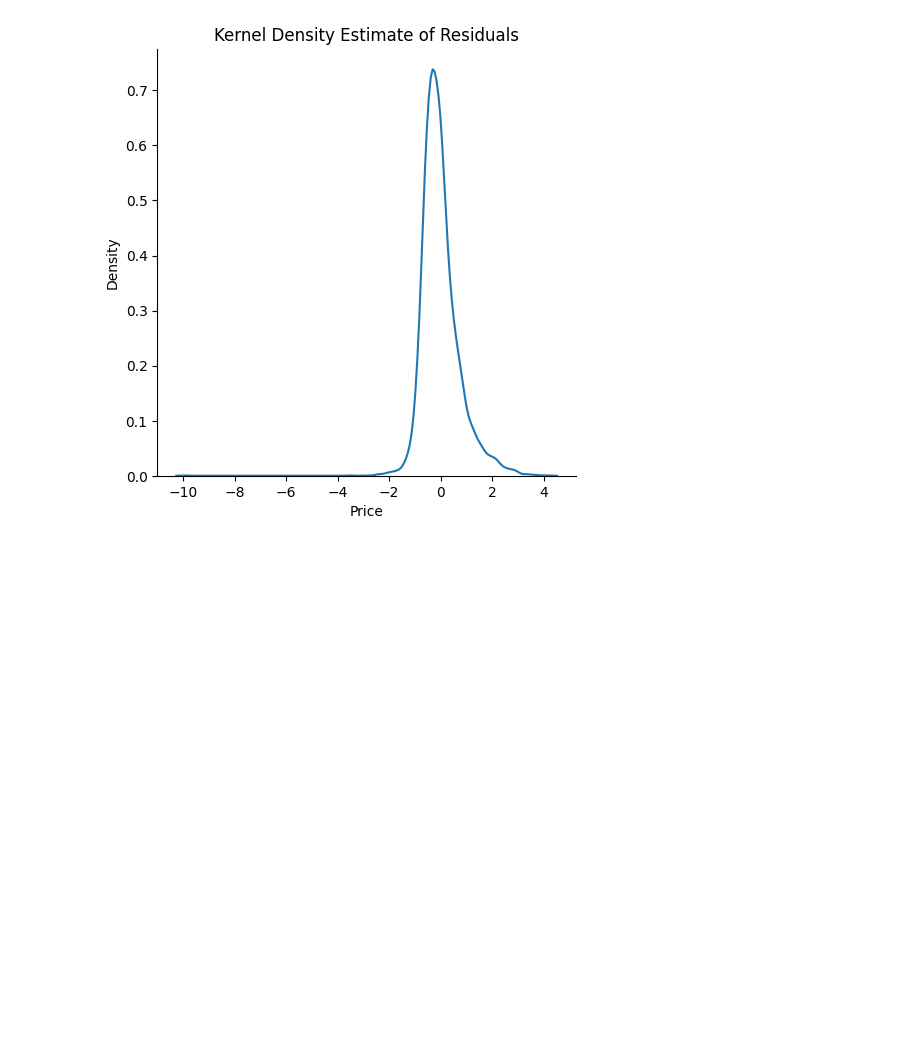
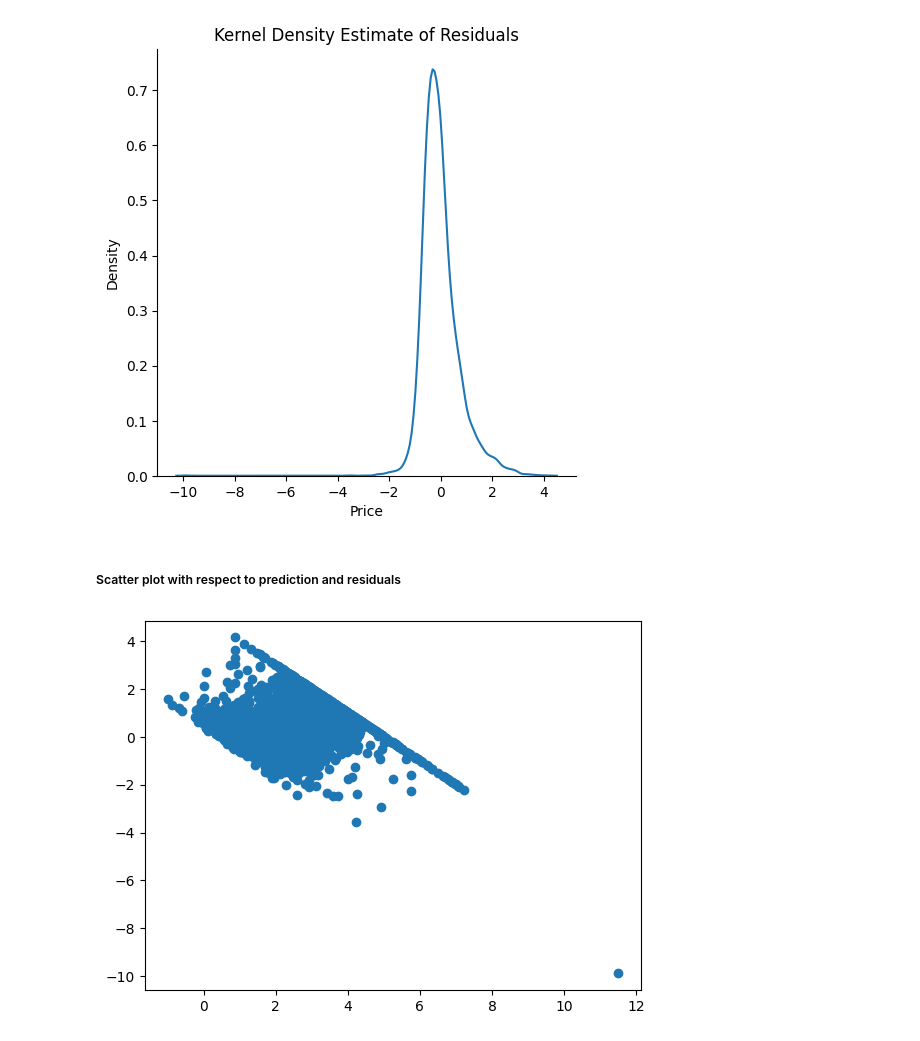
Before and after one commit to samwanyua/House-Pricing-Model-Machine-Learning-Project, a Jupyter notebook: Linear_regression.ipynb, the cells around one changed output. Cells and saved outputs as stored; diff of their text form; code cells hidden in the pictures; blank space fills up the shorter version.

Commit message:
Plot residuals

```diff
--- a/Linear_regression.ipynb
+++ b/Linear_regression.ipynb
@@ -409,3 +409,10 @@ plt.title("Kernel Density Estimate of Residuals")
 plt.show()
 # %% [output]
 [figure]
+# %% [markdown]
+##### Scatter plot with respect to prediction and residuals
+# %%
+plt.scatter(reg_predict, residuals)
+plt.show()
+# %% [output]
+[figure, added]
```
